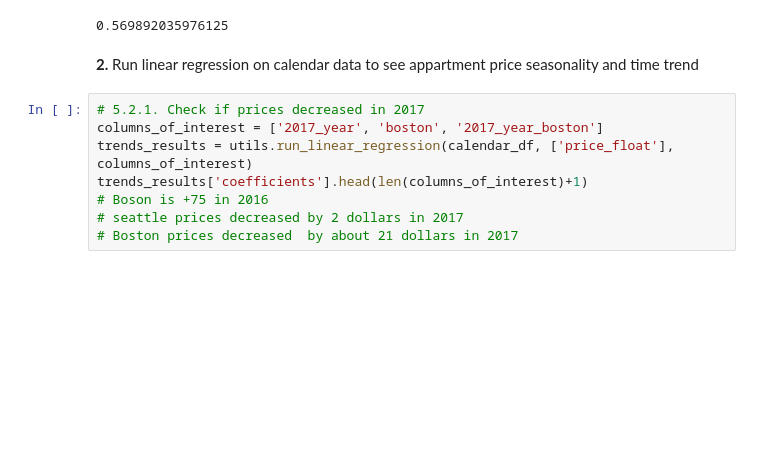
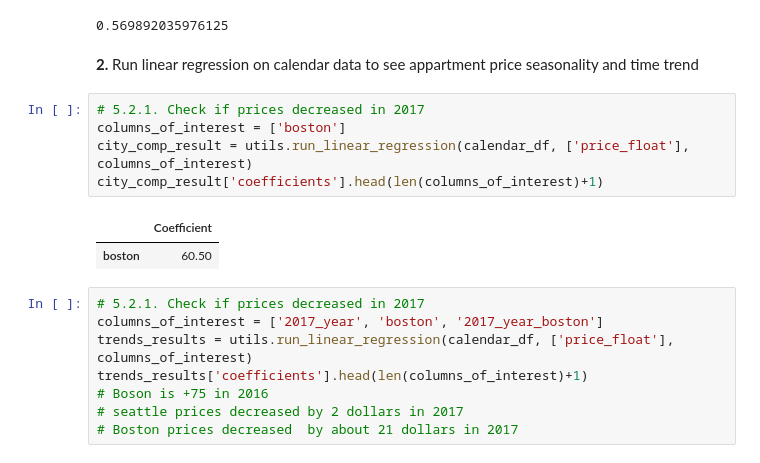
Before and after one commit to iaroslavm/udacity-project-1, a Jupyter notebook: airbnb_data_analysis.ipynb, the cells around one changed output. Saved outputs shown, nothing was run; the diff lists cells and outputs as text; blank space fills up the shorter version.

```diff
--- a/airbnb_data_analysis.ipynb
+++ b/airbnb_data_analysis.ipynb
@@ -629,6 +661,14 @@ print(total_results['r2_test'])
 0.569892035976125
 # %% [markdown]
 **2.** Run linear regression on calendar data to see appartment price seasonality and time trend
+# %%
+# 5.2.1. Check if prices decreased in 2017
+columns_of_interest = ['boston']
+city_comp_result = utils.run_linear_regression(calendar_df, ['price_float'], columns_of_interest)
+city_comp_result['coefficients'].head(len(columns_of_interest)+1)
+# %% [output]
+|  | Coefficient |
+| boston | 60.50 |
 # %%
 # 5.2.1. Check if prices decreased in 2017
 columns_of_interest = ['2017_year', 'boston', '2017_year_boston']
```
Also changed, not shown: parts of 11 cells of this notebook.
